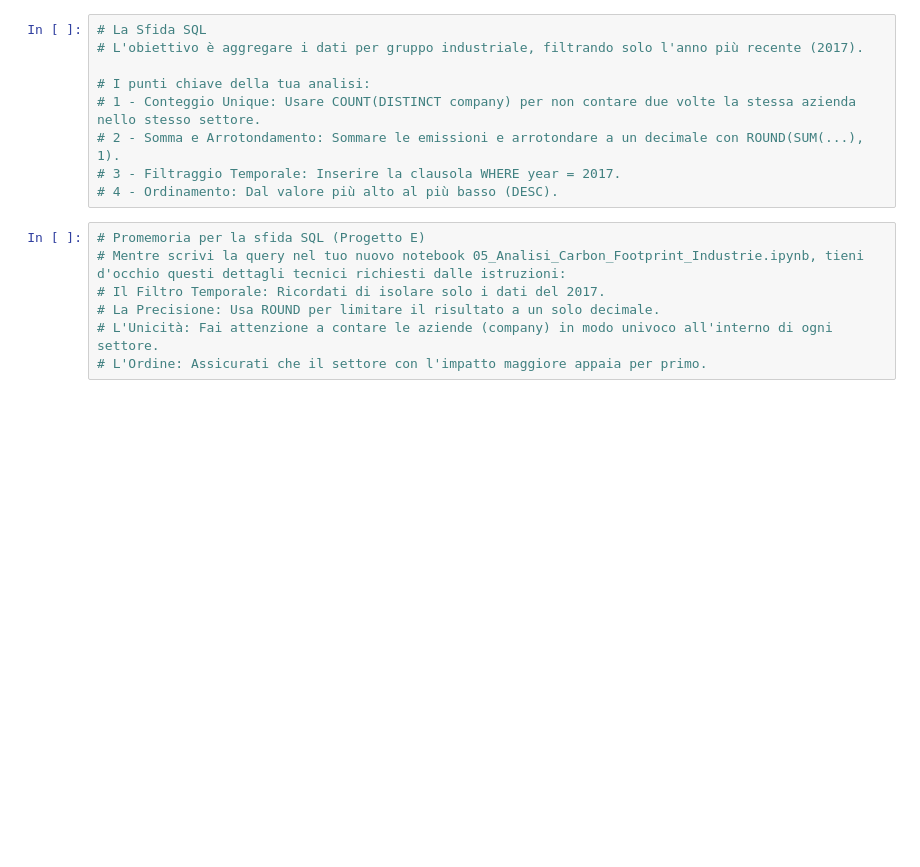
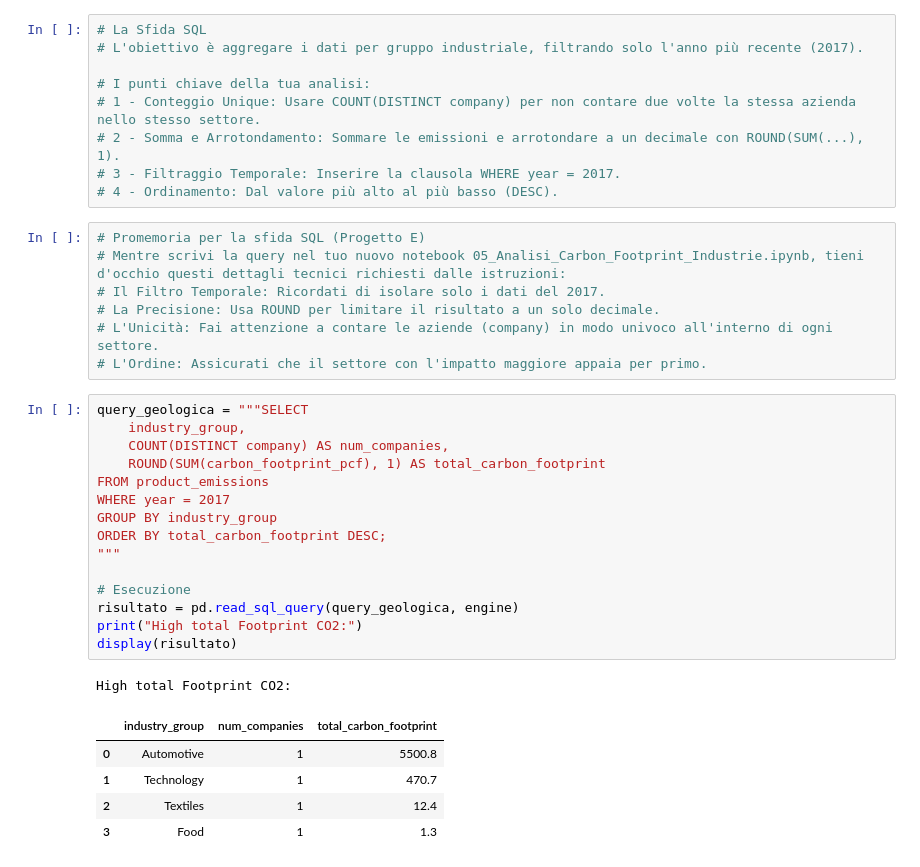
Before and after one commit to oberon76h/Earth-Track-Project, a Jupyter notebook: 05_Analisi_Carbon_Footprint_Industrie.ipynb, the cells around one changed output. Saved outputs shown, nothing was run; the diff lists cells and outputs as text; blank space fills up the shorter version.

```diff
--- a/05_Analisi_Carbon_Footprint_Industrie.ipynb
+++ b/05_Analisi_Carbon_Footprint_Industrie.ipynb
@@ -53,3 +53,25 @@ Dataset 'data_emissioni' caricato con successo!
 # La Precisione: Usa ROUND per limitare il risultato a un solo decimale.
 # L'Unicità: Fai attenzione a contare le aziende (company) in modo univoco all'interno di ogni settore.
 # L'Ordine: Assicurati che il settore con l'impatto maggiore appaia per primo.
+# %%
+query_geologica = """SELECT
+    industry_group,
+    COUNT(DISTINCT company) AS num_companies,
+    ROUND(SUM(carbon_footprint_pcf), 1) AS total_carbon_footprint
+FROM product_emissions
+WHERE year = 2017
+GROUP BY industry_group
+ORDER BY total_carbon_footprint DESC;
+"""
+
+# Esecuzione
+risultato = pd.read_sql_query(query_geologica, engine)
+print("High total Footprint CO2:")
+display(risultato)
+# %% [output]
+High total Footprint CO2:
+|  | industry_group | num_companies | total_carbon_footprint |
+| 0 | Automotive | 1 | 5500.8 |
+| 1 | Technology | 1 | 470.7 |
+| 2 | Textiles | 1 | 12.4 |
+| 3 | Food | 1 | 1.3 |
```
Also changed, not shown: parts of 3 cells of this notebook.
